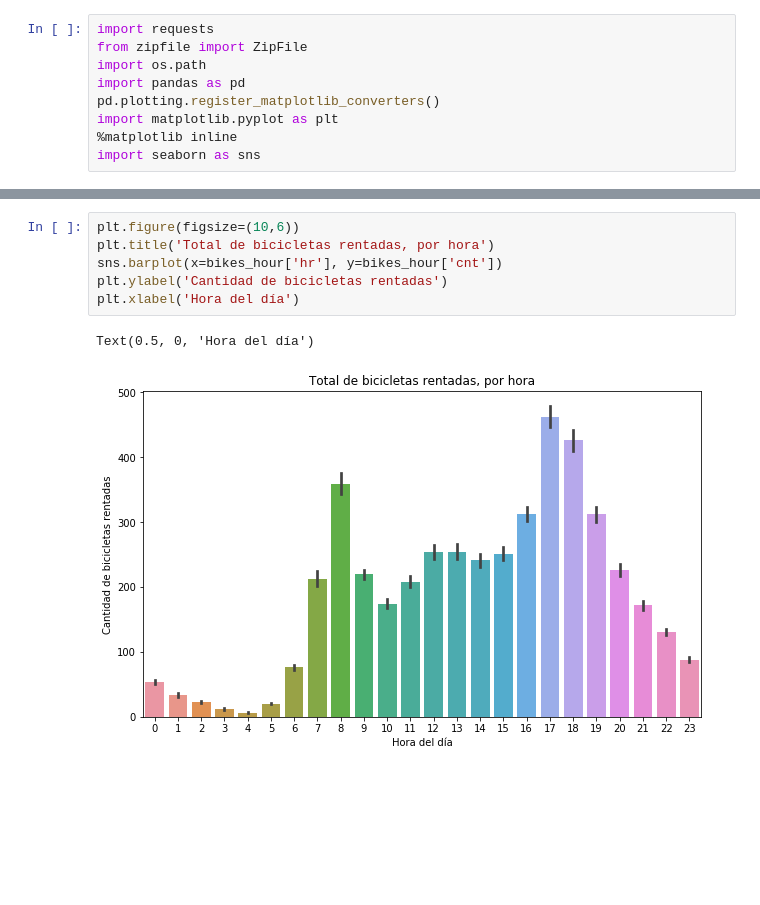
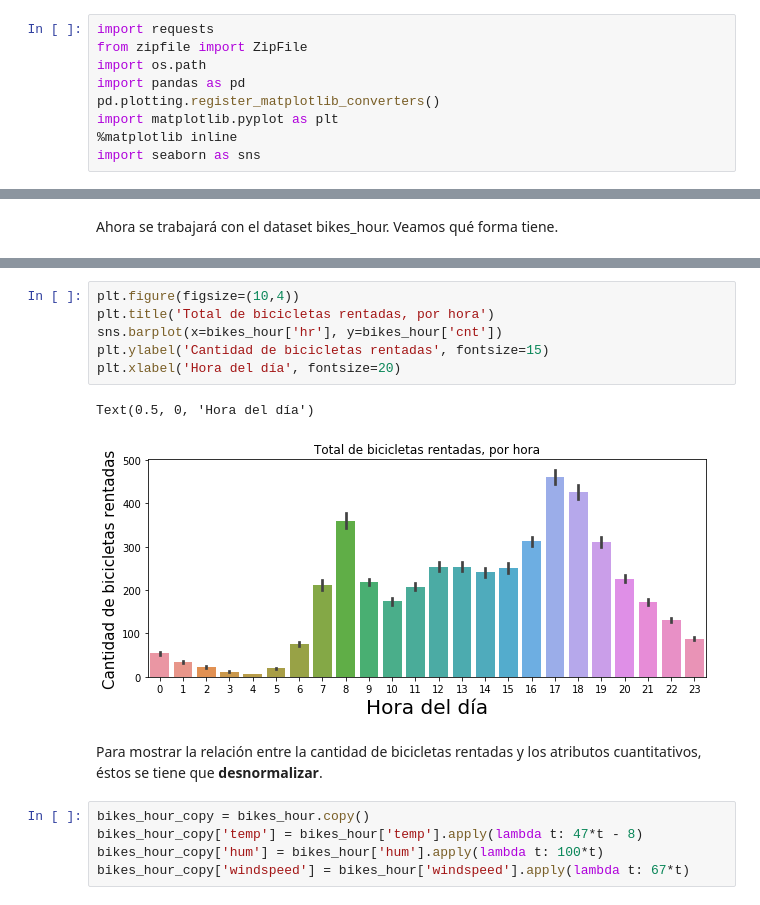
Before and after one commit to Miguelrom/LibretasML, a Jupyter notebook: Proyecto_1/Bike share dataset.ipynb, the cells around one changed output, grey strips where cells are left out. Cells and saved outputs as stored; diff of their text form; blank space fills up the shorter version.

```diff
--- a/Proyecto_1/Bike share dataset.ipynb
+++ b/Proyecto_1/Bike share dataset.ipynb
@@ -109,3 +140,5 @@ plt.xlabel('Día de trabajo?')
+# %% [markdown]
+Ahora se trabajará con el dataset bikes_hour. Veamos qué forma tiene.
 # %%
 print("Dimensiones del dataset bikes_hour:", bikes_hour.shape)
 bikes_hour.head()
@@ -119,11 +152,18 @@ Dimensiones del dataset bikes_hour: (17379, 16)
 | 4 | 2011-01-01 | 1 | 0 | 1 | 3 | 0 | 6 | 0 | 1 | 0.24 | ... |
 | 5 | 2011-01-01 | 1 | 0 | 1 | 4 | 0 | 6 | 0 | 1 | 0.24 | ... |
 # %%
-plt.figure(figsize=(10,6))
+plt.figure(figsize=(10,4))
 plt.title('Total de bicicletas rentadas, por hora')
 sns.barplot(x=bikes_hour['hr'], y=bikes_hour['cnt'])
-plt.ylabel('Cantidad de bicicletas rentadas')
-plt.xlabel('Hora del día')
+plt.ylabel('Cantidad de bicicletas rentadas', fontsize=15)
+plt.xlabel('Hora del día', fontsize=20)
 # %% [output]
 Text(0.5, 0, 'Hora del día')
-[figure, old version]
+[figure, new version]
+# %% [markdown]
+Para mostrar la relación entre la cantidad de bicicletas rentadas y los atributos cuantitativos, éstos se tiene que **desnormalizar**.
+# %%
+bikes_hour_copy = bikes_hour.copy()
+bikes_hour_copy['temp'] = bikes_hour['temp'].apply(lambda t: 47*t - 8)
+bikes_hour_copy['hum'] = bikes_hour['hum'].apply(lambda t: 100*t)
+bikes_hour_copy['windspeed'] = bikes_hour['windspeed'].apply(lambda t: 67*t)
```
Also changed, not shown: parts of 23 cells of this notebook, 1 other file.
